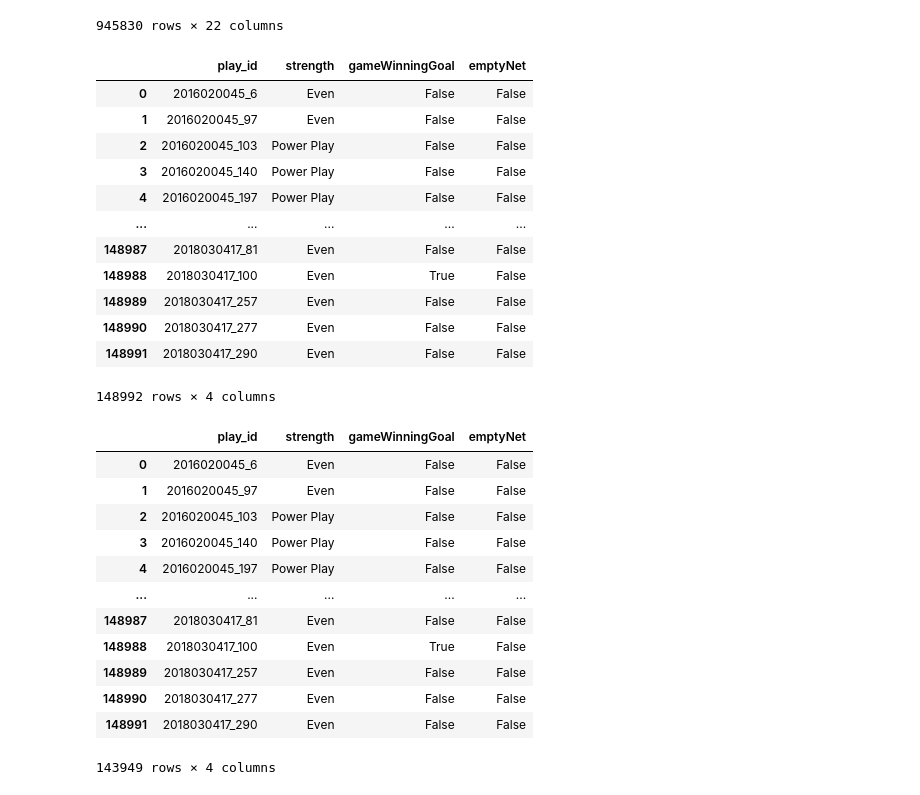
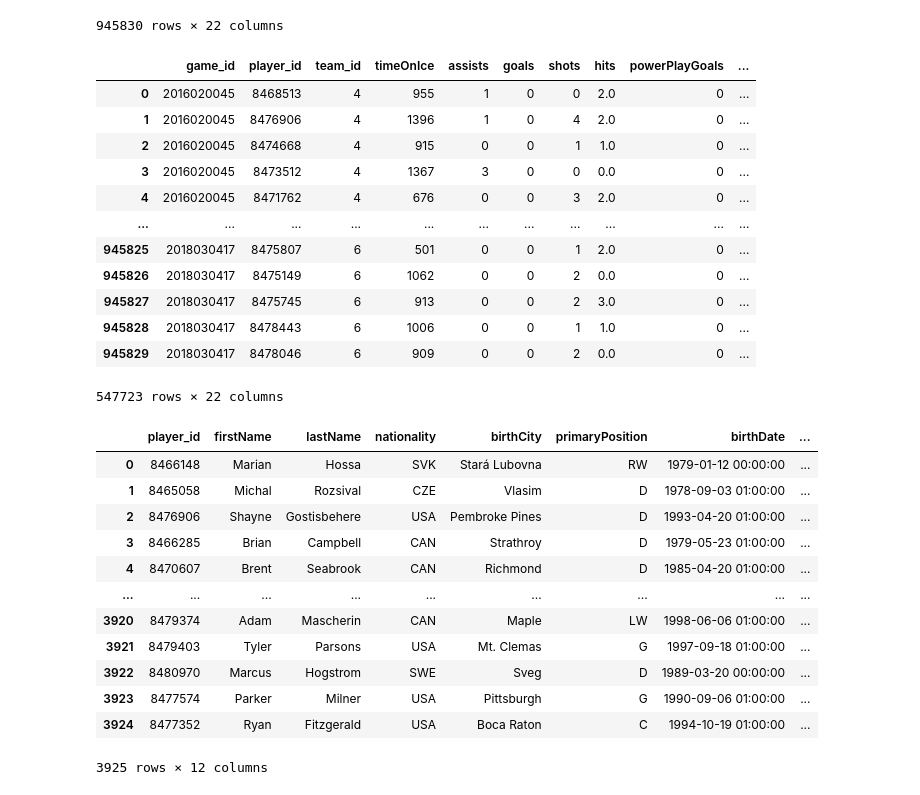
Before and after one commit to BrianMcLane/Project_Hockey, a Jupyter notebook: data_cleaning.ipynb, the cells around one changed output. Drawn from its saved outputs; the diff is of its cells as text; code cells hidden in the pictures.

```diff
--- a/data_cleaning.ipynb
+++ b/data_cleaning.ipynb
@@ -25,35 +26,35 @@ game_skater_stats_df
 | 945828 | 2018030417 | 8478443 | 6 | 1006 | 0 | 0 | 1 | 1.0 | 0 | ... |
 | 945829 | 2018030417 | 8478046 | 6 | 909 | 0 | 0 | 2 | 0.0 | 0 | ... |
 945830 rows × 22 columns
-# %%
-game_goals_df
-# %% [output]
-|  | play_id | strength | gameWinningGoal | emptyNet |
-| 0 | 2016020045_6 | Even | False | False |
-| 1 | 2016020045_97 | Even | False | False |
-| 2 | 2016020045_103 | Power Play | False | False |
-| 3 | 2016020045_140 | Power Play | False | False |
-| 4 | 2016020045_197 | Power Play | False | False |
-| ... | ... | ... | ... | ... |
-| 148987 | 2018030417_81 | Even | False | False |
-| 148988 | 2018030417_100 | Even | True | False |
-| 148989 | 2018030417_257 | Even | False | False |
-| 148990 | 2018030417_277 | Even | False | False |
-| 148991 | 2018030417_290 | Even | False | False |
-148992 rows × 4 columns
 # %%
-game_goals_df.dropna()
+game_skater_stats_df.dropna()
 # %% [output]
-|  | play_id | strength | gameWinningGoal | emptyNet |
-| 0 | 2016020045_6 | Even | False | False |
-| 1 | 2016020045_97 | Even | False | False |
-| 2 | 2016020045_103 | Power Play | False | False |
-| 3 | 2016020045_140 | Power Play | False | False |
-| 4 | 2016020045_197 | Power Play | False | False |
-| ... | ... | ... | ... | ... |
-| 148987 | 2018030417_81 | Even | False | False |
-| 148988 | 2018030417_100 | Even | True | False |
-| 148989 | 2018030417_257 | Even | False | False |
-| 148990 | 2018030417_277 | Even | False | False |
-| 148991 | 2018030417_290 | Even | False | False |
+|  | game_id | player_id | team_id | timeOnIce | assists | goals | shots | hits | powerPlayGoals | ... |
+| 0 | 2016020045 | 8468513 | 4 | 955 | 1 | 0 | 0 | 2.0 | 0 | ... |
+| 1 | 2016020045 | 8476906 | 4 | 1396 | 1 | 0 | 4 | 2.0 | 0 | ... |
+| 2 | 2016020045 | 8474668 | 4 | 915 | 0 | 0 | 1 | 1.0 | 0 | ... |
+| 3 | 2016020045 | 8473512 | 4 | 1367 | 3 | 0 | 0 | 0.0 | 0 | ... |
+| 4 | 2016020045 | 8471762 | 4 | 676 | 0 | 0 | 3 | 2.0 | 0 | ... |
+| ... | ... | ... | ... | ... | ... | ... | ... | ... | ... | ... |
+| 945825 | 2018030417 | 8475807 | 6 | 501 | 0 | 0 | 1 | 2.0 | 0 | ... |
+| 945826 | 2018030417 | 8475149 | 6 | 1062 | 0 | 0 | 2 | 0.0 | 0 | ... |
+| 945827 | 2018030417 | 8475745 | 6 | 913 | 0 | 0 | 2 | 3.0 | 0 | ... |
+| 945828 | 2018030417 | 8478443 | 6 | 1006 | 0 | 0 | 1 | 1.0 | 0 | ... |
+| 945829 | 2018030417 | 8478046 | 6 | 909 | 0 | 0 | 2 | 0.0 | 0 | ... |
-143949 rows × 4 columns
+547723 rows × 22 columns
+# %%
+player_info_df
+# %% [output]
+|  | player_id | firstName | lastName | nationality | birthCity | primaryPosition | birthDate | ... |
+| 0 | 8466148 | Marian | Hossa | SVK | Stará Lubovna | RW | 1979-01-12 00:00:00 | ... |
+| 1 | 8465058 | Michal | Rozsival | CZE | Vlasim | D | 1978-09-03 01:00:00 | ... |
+| 2 | 8476906 | Shayne | Gostisbehere | USA | Pembroke Pines | D | 1993-04-20 01:00:00 | ... |
+| 3 | 8466285 | Brian | Campbell | CAN | Strathroy | D | 1979-05-23 01:00:00 | ... |
+| 4 | 8470607 | Brent | Seabrook | CAN | Richmond | D | 1985-04-20 01:00:00 | ... |
+| ... | ... | ... | ... | ... | ... | ... | ... | ... |
+| 3920 | 8479374 | Adam | Mascherin | CAN | Maple | LW | 1998-06-06 01:00:00 | ... |
+| 3921 | 8479403 | Tyler | Parsons | USA | Mt. Clemas | G | 1997-09-18 01:00:00 | ... |
+| 3922 | 8480970 | Marcus | Hogstrom | SWE | Sveg | D | 1989-03-20 00:00:00 | ... |
+| 3923 | 8477574 | Parker | Milner | USA | Pittsburgh | G | 1990-09-06 01:00:00 | ... |
+| 3924 | 8477352 | Ryan | Fitzgerald | USA | Boca Raton | C | 1994-10-19 01:00:00 | ... |
+3925 rows × 12 columns
```
Also changed, not shown: parts of 10 cells of this notebook.
